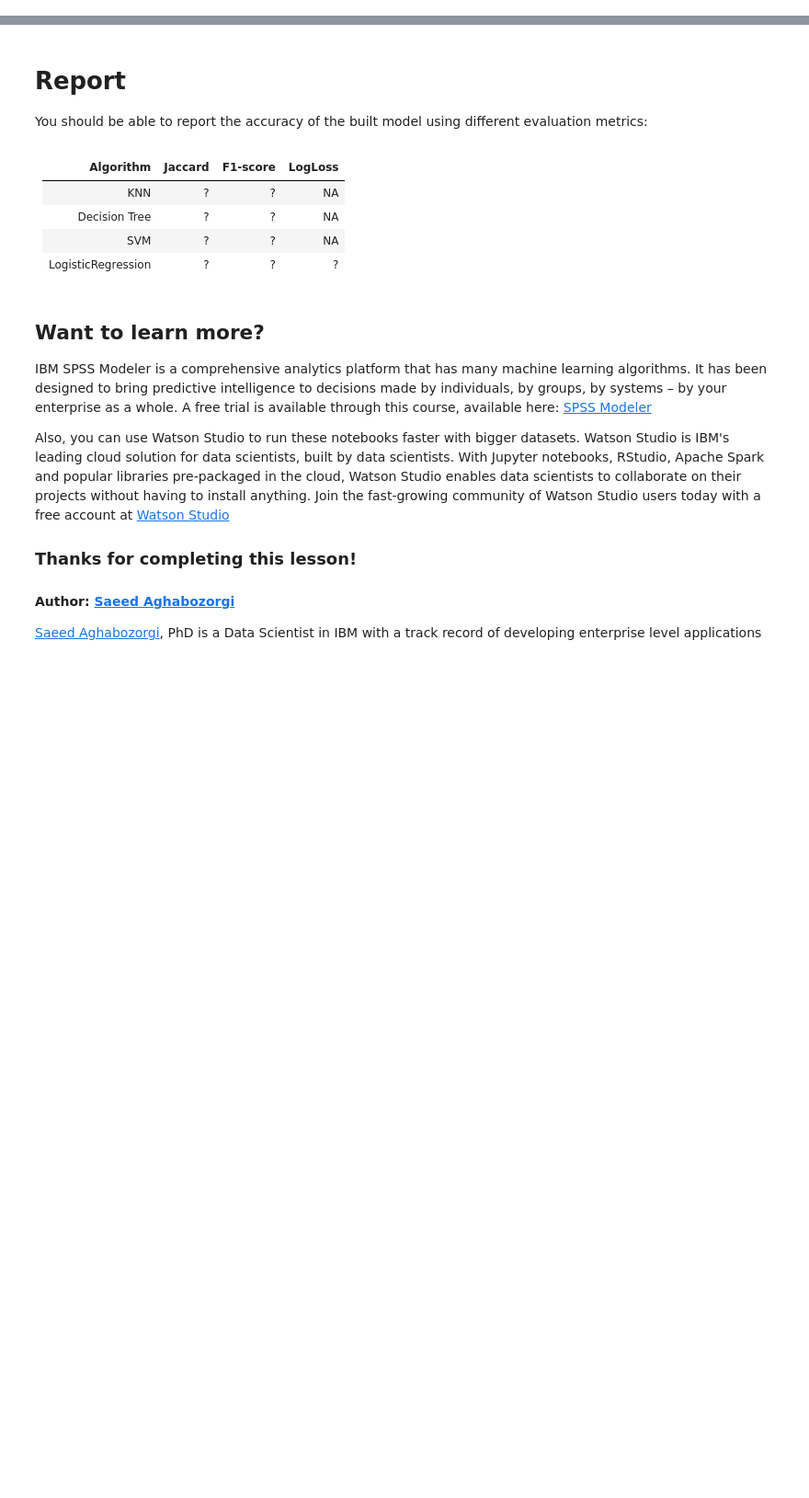
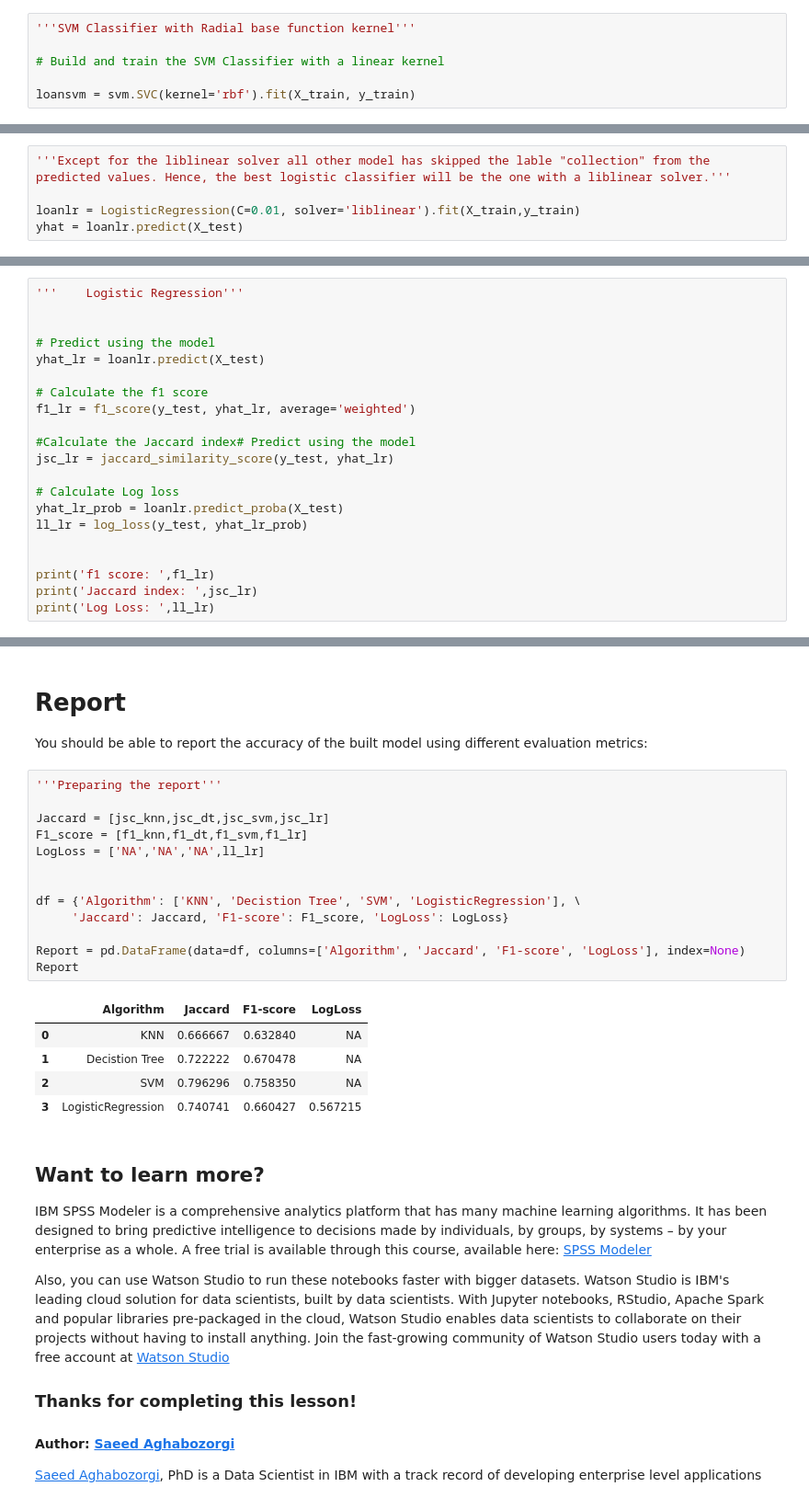
Before and after one commit to nilotpal0/Capstone_project_ML_IBM, a Jupyter notebook: Capstone_Notebook2.ipynb, the cells around one changed output, grey strips where cells are left out. Shown at 92% size. Saved outputs shown, nothing was run; the diff lists cells and outputs as text; blank space fills up the shorter version.

```diff
--- a/Capstone_Notebook2.ipynb
+++ b/Capstone_Notebook2.ipynb
@@ -290,0 +546,6 @@ Notice: You should find the best k to build the model with the best accuracy.
+# %%
+'''SVM Classifier with Radial base function kernel'''
+
+# Build and train the SVM Classifier with a linear kernel
+
+loansvm = svm.SVC(kernel='rbf').fit(X_train, y_train)
@@ -292,0 +653,5 @@ Notice: You should find the best k to build the model with the best accuracy.
+# %%
+'''Except for the liblinear solver all other model has skipped the lable "collection" from the predicted values. Hence, the best logistic classifier will be the one with a liblinear solver.'''
+
+loanlr = LogisticRegression(C=0.01, solver='liblinear').fit(X_train,y_train)
+yhat = loanlr.predict(X_test)
@@ -307,0 +812,21 @@ test_df.head()
+# %%
+'''    Logistic Regression'''
+
+
+# Predict using the model
+yhat_lr = loanlr.predict(X_test)
+
+# Calculate the f1 score
+f1_lr = f1_score(y_test, yhat_lr, average='weighted')
+
+#Calculate the Jaccard index# Predict using the model
+jsc_lr = jaccard_similarity_score(y_test, yhat_lr)
+
+# Calculate Log loss
+yhat_lr_prob = loanlr.predict_proba(X_test)
+ll_lr = log_loss(y_test, yhat_lr_prob)
+
+
+print('f1 score: ',f1_lr)
+print('Jaccard index: ',jsc_lr)
+print('Log Loss: ',ll_lr)
@@ -308,13 +837,25 @@ test_df.head()
 # %% [markdown]
 # Report
 You should be able to report the accuracy of the built model using different evaluation metrics:
-# %% [markdown]
-| Algorithm          | Jaccard | F1-score | LogLoss |
-|--------------------|---------|----------|---------|
-| KNN                | ?       | ?        | NA      |
-| Decision Tree      | ?       | ?        | NA      |
-| SVM                | ?       | ?        | NA      |
-| LogisticRegression | ?       | ?        | ?       |
+# %%
+'''Preparing the report'''
+
+Jaccard = [jsc_knn,jsc_dt,jsc_svm,jsc_lr]
+F1_score = [f1_knn,f1_dt,f1_svm,f1_lr]
+LogLoss = ['NA','NA','NA',ll_lr]
+
+
+df = {'Algorithm': ['KNN', 'Decistion Tree', 'SVM', 'LogisticRegression'], \
+     'Jaccard': Jaccard, 'F1-score': F1_score, 'LogLoss': LogLoss}
+
+Report = pd.DataFrame(data=df, columns=['Algorithm', 'Jaccard', 'F1-score', 'LogLoss'], index=None)
+Report
+# %% [output]
+|  | Algorithm | Jaccard | F1-score | LogLoss |
+| 0 | KNN | 0.666667 | 0.632840 | NA |
+| 1 | Decistion Tree | 0.722222 | 0.670478 | NA |
+| 2 | SVM | 0.796296 | 0.758350 | NA |
+| 3 | LogisticRegression | 0.740741 | 0.660427 | 0.567215 |
 # %% [markdown]
 <h2>Want to learn more?</h2>
 
```
Also changed, not shown: parts of 47 cells of this notebook.
